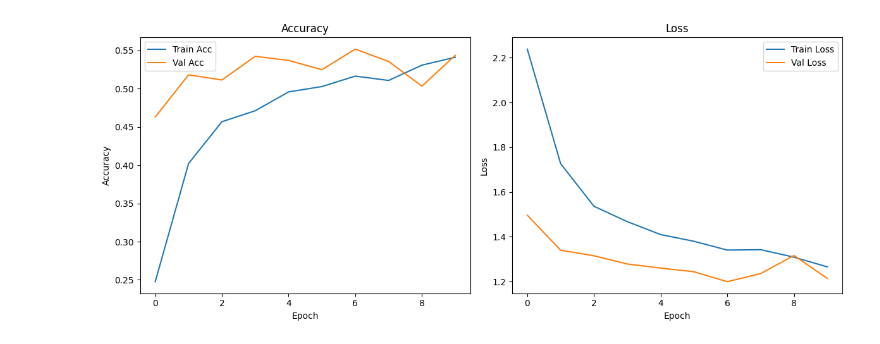
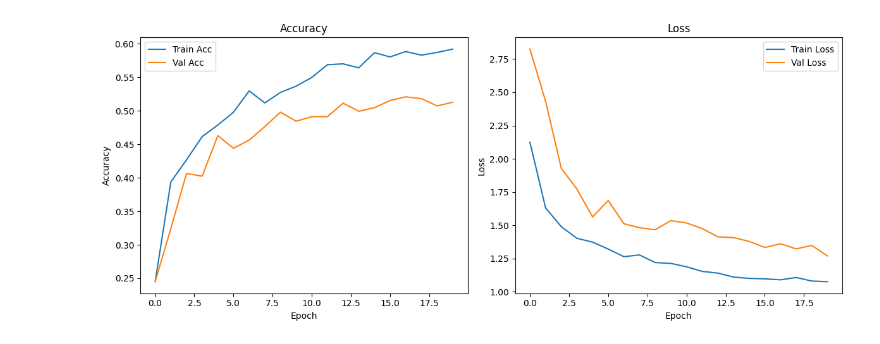
Before and after one commit to hojjang98/CV-Projects, a Jupyter notebook: real-time-daily-activity-recognizer/notebook/02_activity-training.ipynb, the cells around one changed output. Cells and saved outputs as stored; diff of their text form; code cells hidden in the pictures.

```diff
--- a/real-time-daily-activity-recognizer/notebook/02_activity-training.ipynb
+++ b/real-time-daily-activity-recognizer/notebook/02_activity-training.ipynb
@@ -35,40 +1,43 @@ print(f"\n✅ Cleaning done. {removed} corrupted images deleted.")
 # %%
 import os
+import numpy as np
 import matplotlib.pyplot as plt
 import tensorflow as tf
 from tensorflow.keras.models import Model
 from tensorflow.keras.layers import GlobalAveragePooling2D, Dense, Dropout
 from tensorflow.keras.applications import MobileNetV2
 from tensorflow.keras.preprocessing.image import ImageDataGenerator
-from tensorflow.keras.callbacks import ReduceLROnPlateau
+from tensorflow.keras.callbacks import ReduceLROnPlateau, EarlyStopping
+from sklearn.utils.class_weight import compute_class_weight
 
-# 🧱 하이퍼파라미터
-IMG_SIZE = 224  # MobileNetV2 입력 사이즈
+# 📂 Paths & Params
+IMG_SIZE = 224
 BATCH_SIZE = 32
-EPOCHS = 10
-
-# 📂 데이터 경로
+EPOCHS = 20
 data_dir = r"C:\Users\ghwns\HJ_git\CV-Projects\real-time-daily-activity-recognizer\images"
 
-# 📈 데이터 증강 + 자동 분할
+# ✅ Data Augmentation
 datagen = ImageDataGenerator(
     rescale=1./255,
     validation_split=0.2,
-    rotation_range=20,
-    width_shift_range=0.1,
-    height_shift_range=0.1,
-    shear_range=0.1,
-    zoom_range=0.2,
+    rotation_range=45,  # 강화된 증강
+    width_shift_range=0.3,
+    height_shift_range=0.3,
+    shear_range=0.3,
+    zoom_range=0.4,
     horizontal_flip=True,
-    brightness_range=[0.8, 1.2]
+    brightness_range=[0.6, 1.4],
+    channel_shift_range=30.0
 )
 
+# ✅ Data Loader
 train_gen = datagen.flow_from_directory(
     data_dir,
     target_size=(IMG_SIZE, IMG_SIZE),
     batch_size=BATCH_SIZE,
     class_mode='categorical',
-    subset='training'
+    subset='training',
+    shuffle=True
 )
 
 val_gen = datagen.flow_from_directory(
@@ -76,44 +45,54 @@ val_gen = datagen.flow_from_directory(
     target_size=(IMG_SIZE, IMG_SIZE),
     batch_size=BATCH_SIZE,
     class_mode='categorical',
-    subset='validation'
+    subset='validation',
+    shuffle=False
 )
 
-# 🧠 전이학습 모델 구성
+# ✅ Class Weights
+class_weights = compute_class_weight(
+    class_weight='balanced',
+    classes=np.unique(train_gen.classes),
+    y=train_gen.classes
+)
+class_weights = dict(enumerate(class_weights))
+
+# ✅ Model Setup (MobileNetV2 + Fine-tuning)
 base_model = MobileNetV2(weights='imagenet', include_top=False, input_shape=(IMG_SIZE, IMG_SIZE, 3))
-base_model.trainable = False  # backbone freeze
+base_model.trainable = True
+for layer in base_model.layers[:-20]:
+    layer.trainable = False
 
 x = base_model.output
 x = GlobalAveragePooling2D()(x)
-x = Dropout(0.5)(x)  # 기본 0.5 적용
-outputs = Dense(train_gen.num_classes, activation='softmax')(x)
+x = Dropout(0.5)(x)
+output = Dense(train_gen.num_classes, activation='softmax')(x)
+model = Model(inputs=base_model.input, outputs=output)
 
-model = Model(inputs=base_model.input, outputs=outputs)
-
-# ⚙️ 컴파일
-model.compile(optimizer='adam', loss='categorical_crossentropy', metrics=['accuracy'])
-
-lr_scheduler = ReduceLROnPlateau(
-    monitor='val_loss',
-    factor=0.5,
-    patience=2,
-    verbose=1,
-    min_lr=1e-6
+model.compile(
+    optimizer=tf.keras.optimizers.Adam(learning_rate=1e-4),
+    loss='categorical_crossentropy',
+    metrics=['accuracy']
 )
 
-# 🚀 훈련
+# ✅ Callbacks
+lr_scheduler = ReduceLROnPlateau(monitor='val_loss', factor=0.5, patience=2, verbose=1, min_lr=1e-6)
+early_stop = EarlyStopping(monitor='val_loss', patience=5, restore_best_weights=True, verbose=1)
+
+# ✅ Train
 history = model.fit(
     train_gen,
     validation_data=val_gen,
     epochs=EPOCHS,
-    callbacks=[lr_scheduler]
+    callbacks=[lr_scheduler, early_stop],
+    class_weight=class_weights
 )
 
-# 🏆 최고 성능 출력
+# ✅ Best Result
 best_epoch = max(enumerate(history.history['val_accuracy']), key=lambda x: x[1])
 print(f"\n🏆 Best Val Acc: {best_epoch[1]:.4f} at Epoch {best_epoch[0] + 1}")
 
-# 📊 시각화
+# ✅ Plot
 plt.figure(figsize=(12, 5))
 
 plt.subplot(1, 2, 1)
@@ -131,7 +110,6 @@ plt.title('Loss')
 plt.xlabel('Epoch')
 plt.ylabel('Loss')
 plt.legend()
-
 plt.tight_layout()
 plt.show()
 # %% [output]
@@ -155 +136 @@ Epoch 10/10
-[figure, old version]
+[figure, new version]
```
Also changed, not shown: parts of 2 cells of this notebook, 5 other files.
